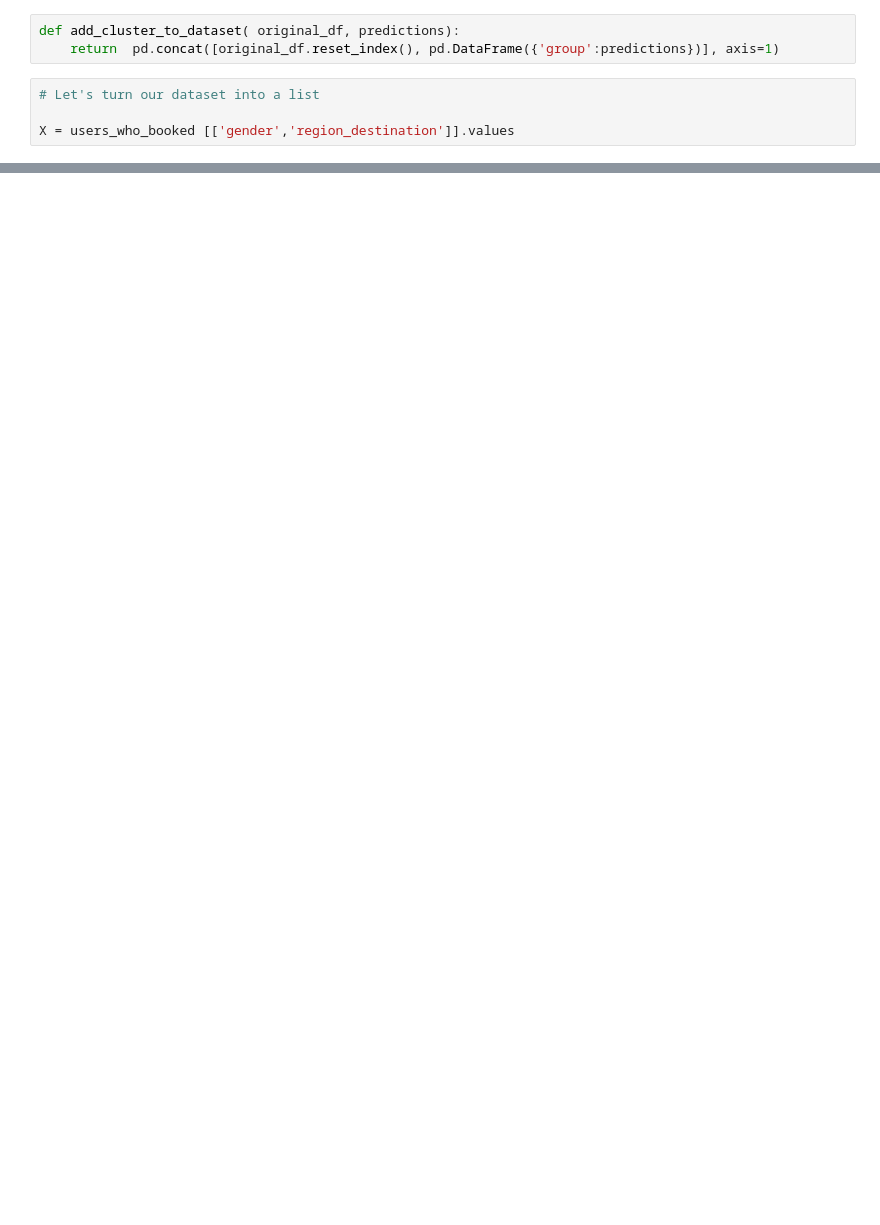
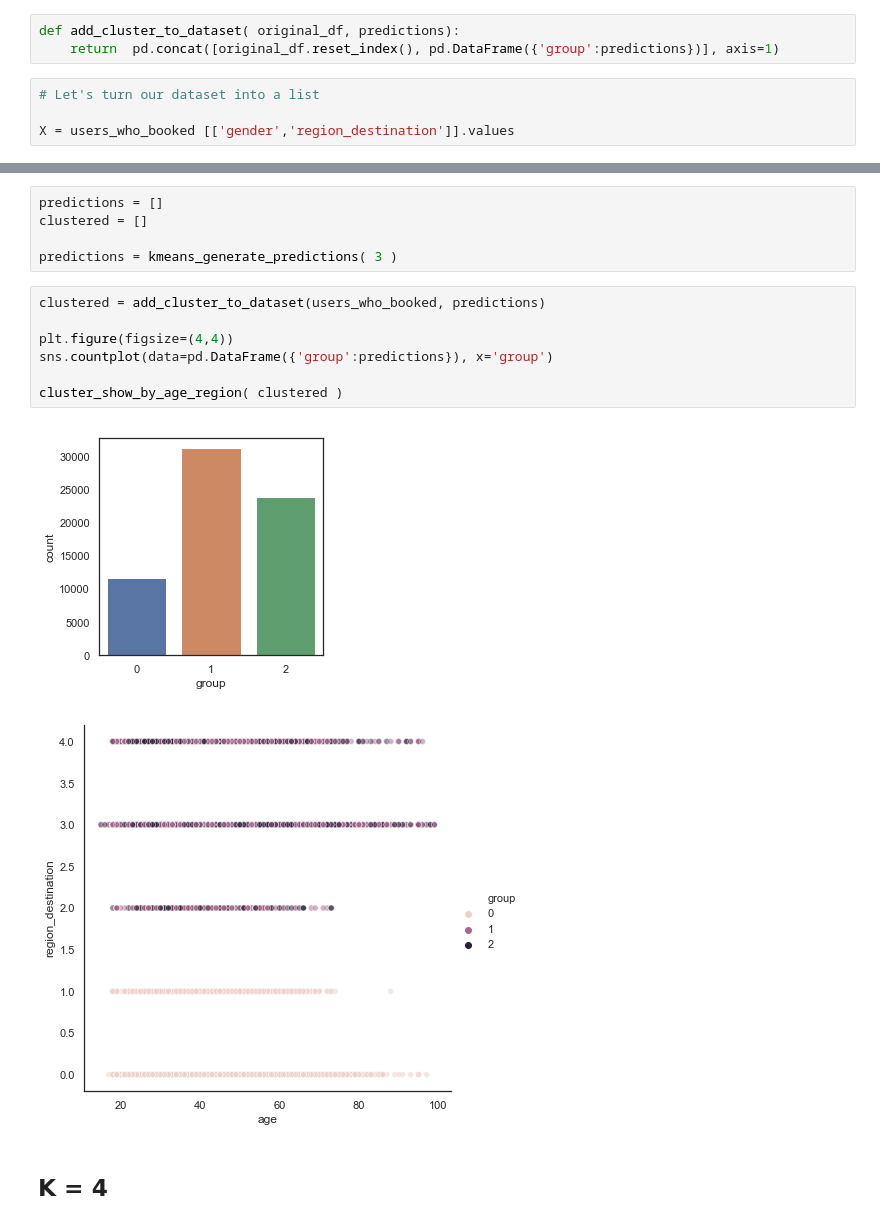
Before and after one commit to Mzibecchi/diplodatos2019, a Jupyter notebook: mentoria_airbnb/notebooks/airbnb_kmeans_1.ipynb, the cells around one changed output, grey strips where cells are left out. Drawn from its saved outputs; the diff is of its cells as text; blank space fills up the shorter version.

```diff
--- a/mentoria_airbnb/notebooks/airbnb_kmeans_1.ipynb
+++ b/mentoria_airbnb/notebooks/airbnb_kmeans_1.ipynb
@@ -166,0 +187,17 @@ k2_df = add_cluster_to_dataset(users_who_booked, predictions)
+# %%
+predictions = []
+clustered = []
+
+predictions = kmeans_generate_predictions( 3 )
+# %%
+clustered = add_cluster_to_dataset(users_who_booked, predictions)
+
+plt.figure(figsize=(4,4))
+sns.countplot(data=pd.DataFrame({'group':predictions}), x='group')
+
+cluster_show_by_age_region( clustered )
+# %% [output]
+[figure, added]
+[figure, added]
+# %% [markdown]
+## K = 4
```
Also changed, not shown: parts of 30 cells of this notebook.
